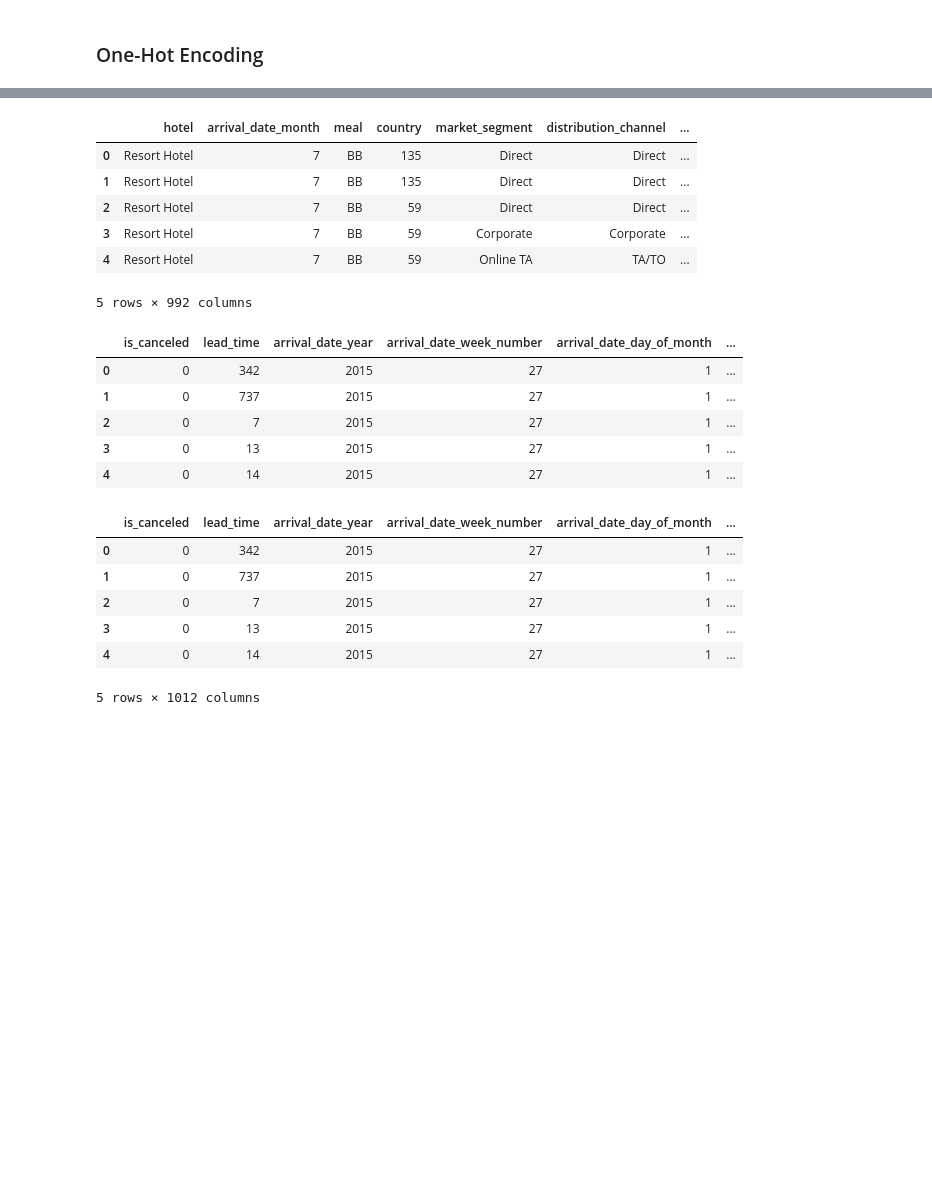
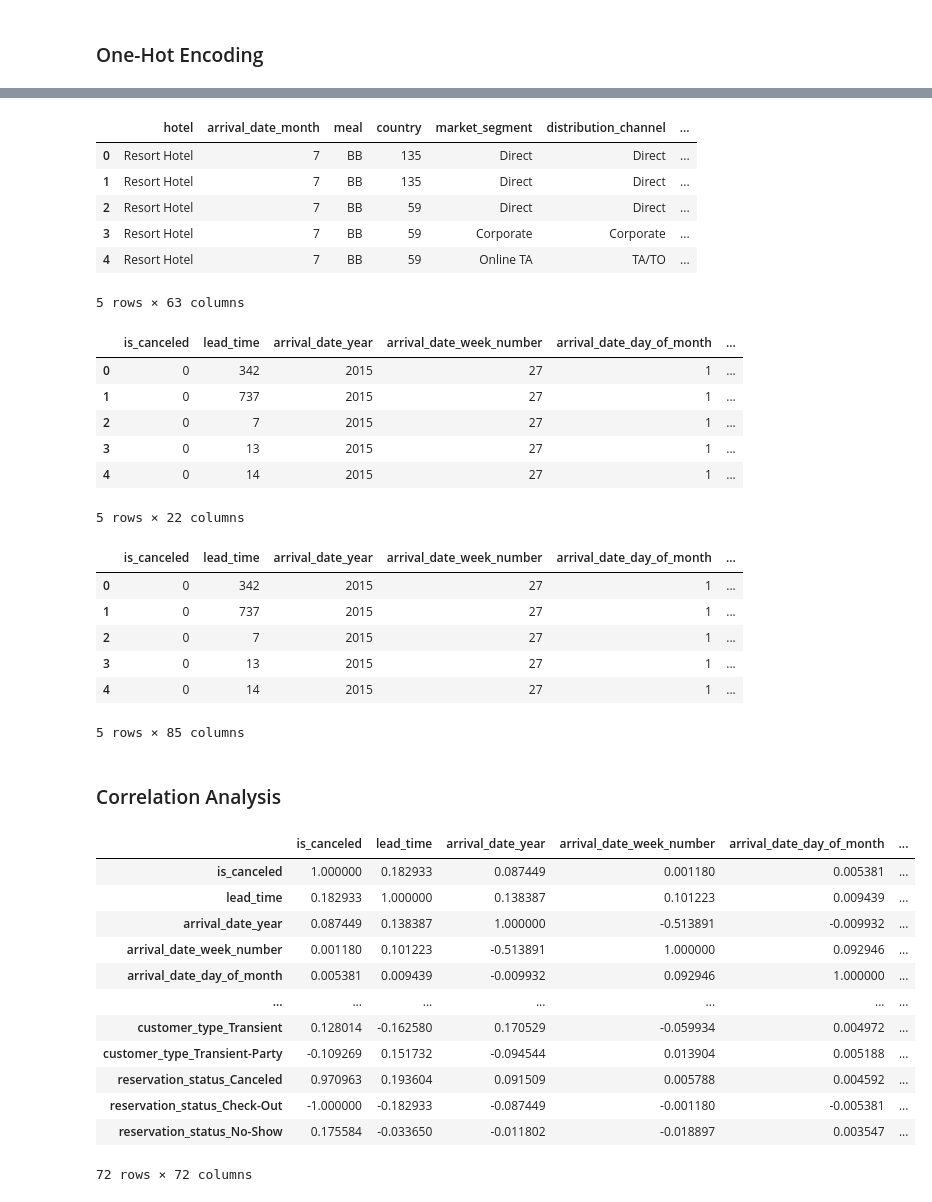
Before and after one commit to CS4580/my-notes-JulianArchuleta, a Jupyter notebook: module4/correlation_analysis.ipynb, the cells around one changed output, grey strips where cells are left out. Saved outputs shown, nothing was run; the diff lists cells and outputs as text; code cells hidden in the pictures; blank space fills up the shorter version.

```diff
--- a/module4/correlation_analysis.ipynb
+++ b/module4/correlation_analysis.ipynb
@@ -49,7 +49,7 @@ A new binary feature is created `for each` category, and the value of that featu
 # %%
 import pandas as pd
 
-data_df = pd.read_csv("../data/hotel_bookings.csv")
+data_df = pd.read_csv("../data/hotel_bookings_wip.csv")
 
 # data_df.head()
 # %%
@@ -178,7 +176,7 @@ cat_df.head()
 | 2 | Resort Hotel | 7 | BB | 59 | Direct | Direct | ... |
 | 3 | Resort Hotel | 7 | BB | 59 | Corporate | Corporate | ... |
 | 4 | Resort Hotel | 7 | BB | 59 | Online TA | TA/TO | ... |
-5 rows × 992 columns
+5 rows × 63 columns
 # %%
 # Drop the original columns
 num_df = data_df.drop(columns=cat_cols, axis=1)
@@ -190,6 +188,7 @@ num_df.head()
 | 2 | 0 | 7 | 2015 | 27 | 1 | ... |
 | 3 | 0 | 13 | 2015 | 27 | 1 | ... |
 | 4 | 0 | 14 | 2015 | 27 | 1 | ... |
+5 rows × 22 columns
 # %%
 # Now, create your final df
 final_df = pd.concat([num_df, cat_df], axis=1)
@@ -201,6 +200,6 @@ final_df.head()
 | 2 | 0 | 7 | 2015 | 27 | 1 | ... |
 | 3 | 0 | 13 | 2015 | 27 | 1 | ... |
 | 4 | 0 | 14 | 2015 | 27 | 1 | ... |
-5 rows × 1012 columns
+5 rows × 85 columns
 # %%
 # Save it as a new file
@@ -207,0 +207,21 @@ final_df.to_csv("../data/hotel_bookings_new.csv")
+# %% [markdown]
+### Correlation Analysis
+# %%
+# Create a correlation matrix
+corr_matric = final_df.corr(numeric_only=True)
+
+corr_matric
+# %% [output]
+|  | is_canceled | lead_time | arrival_date_year | arrival_date_week_number | arrival_date_day_of_month | ... |
+| is_canceled | 1.000000 | 0.182933 | 0.087449 | 0.001180 | 0.005381 | ... |
+| lead_time | 0.182933 | 1.000000 | 0.138387 | 0.101223 | 0.009439 | ... |
+| arrival_date_year | 0.087449 | 0.138387 | 1.000000 | -0.513891 | -0.009932 | ... |
+| arrival_date_week_number | 0.001180 | 0.101223 | -0.513891 | 1.000000 | 0.092946 | ... |
+| arrival_date_day_of_month | 0.005381 | 0.009439 | -0.009932 | 0.092946 | 1.000000 | ... |
+| ... | ... | ... | ... | ... | ... | ... |
+| customer_type_Transient | 0.128014 | -0.162580 | 0.170529 | -0.059934 | 0.004972 | ... |
+| customer_type_Transient-Party | -0.109269 | 0.151732 | -0.094544 | 0.013904 | 0.005188 | ... |
+| reservation_status_Canceled | 0.970963 | 0.193604 | 0.091509 | 0.005788 | 0.004592 | ... |
+| reservation_status_Check-Out | -1.000000 | -0.182933 | -0.087449 | -0.001180 | -0.005381 | ... |
+| reservation_status_No-Show | 0.175584 | -0.033650 | -0.011802 | -0.018897 | 0.003547 | ... |
+72 rows × 72 columns
```
Also changed, not shown: parts of 9 cells of this notebook, 1 other file.
